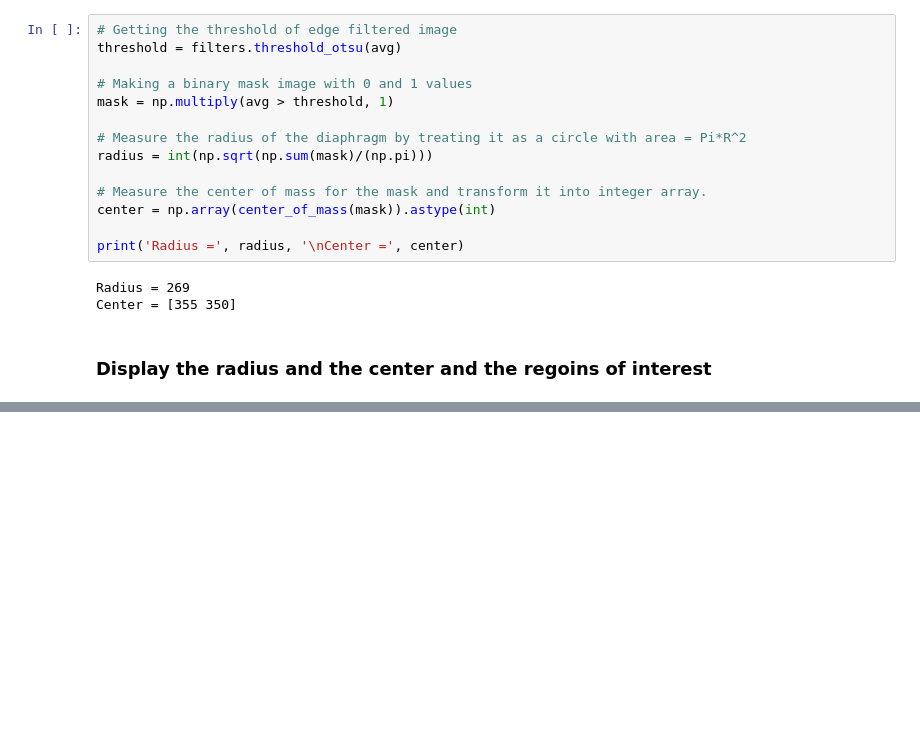
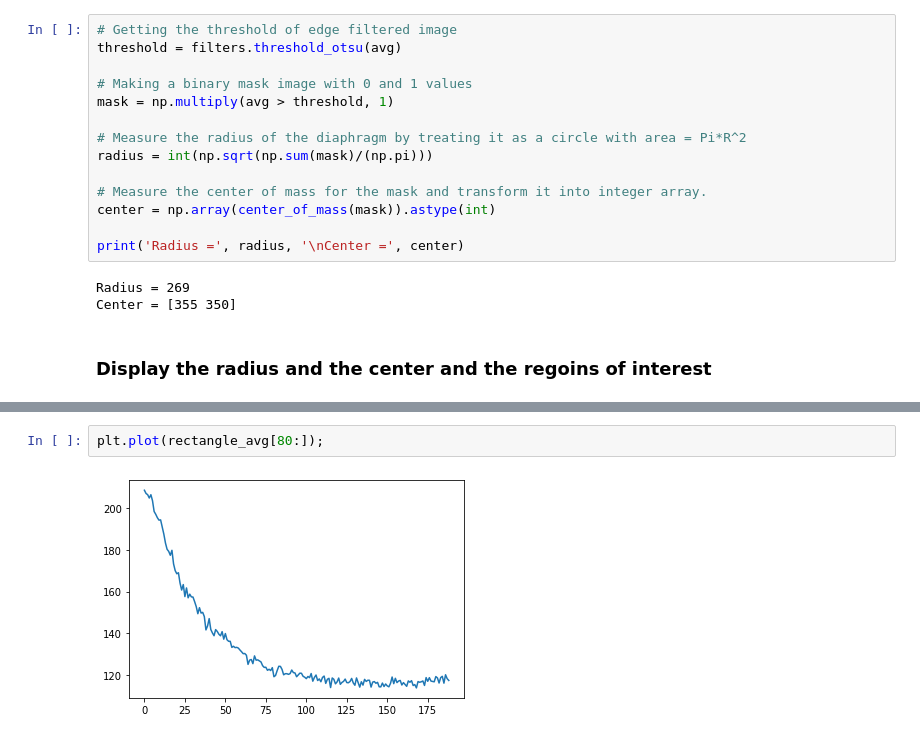
Before and after one commit to ahmed344/SLB_fluidity, a Jupyter notebook: continuous photobleaching.ipynb, the cells around one changed output, grey strips where cells are left out. Drawn from its saved outputs; the diff is of its cells as text; blank space fills up the shorter version.

```diff
--- a/continuous photobleaching.ipynb
+++ b/continuous photobleaching.ipynb
@@ -112,0 +165,4 @@ plt.imshow(umask);
+# %%
+plt.plot(rectangle_avg[80:]);
+# %% [output]
+[figure, added]
```
Also changed, not shown: parts of 6 cells of this notebook.
